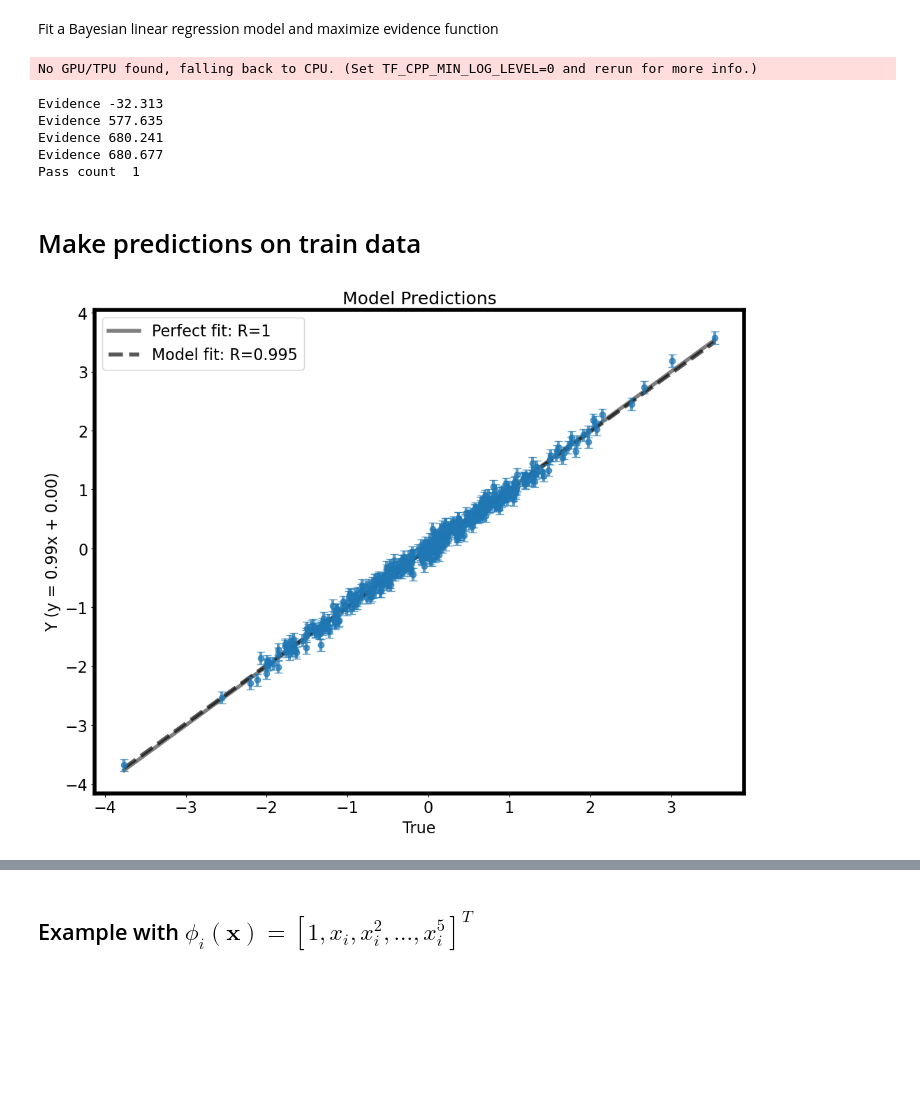
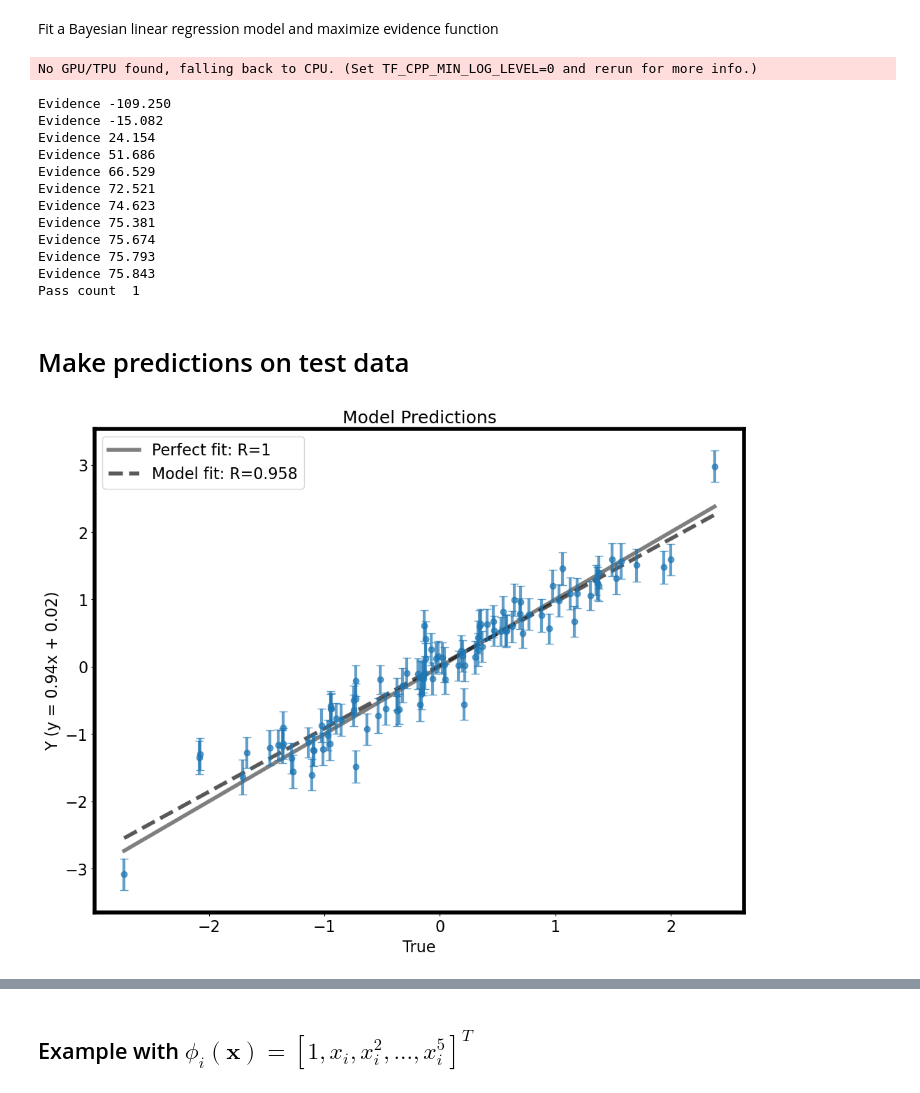
Before and after one commit to JaronThompson/BayesianLinearRegression, a Jupyter notebook: Bayesian Linear Regression.ipynb, the cells around one changed output, grey strips where cells are left out. Drawn from its saved outputs; the diff is of its cells as text; code cells hidden in the pictures; blank space fills up the shorter version.

```diff
--- a/Bayesian Linear Regression.ipynb
+++ b/Bayesian Linear Regression.ipynb
@@ -46,13 +46,13 @@ from sklearn.preprocessing import StandardScaler
 import numpy as np
 
 # number of samples
-NS = 500
+NS = 200
 # number of features
-NF = 10
+NF = 50
 # number of important features
 n_important = 10
 # define precision as beta
-noise = 20      # std deviation
+noise = 50      # std deviation
 beta = (1./noise)**2 # inverse variance
 
 X, y = sklearn.datasets.make_regression(n_samples=NS, n_features=NF,
@@ -61,7 +61,7 @@ X, y = sklearn.datasets.make_regression(n_samples=NS, n_features=NF,
 # %% [markdown]
 Decompose data set into training and testing data, setting aside 1/5 of the data for testing.
 # %%
-N_train = int(.8*NS)
+N_train = int(.5*NS)
 
 X_train = X[:N_train, :]
 X_test = X[N_train:, :]
@@ -82,36 +82,43 @@ blr = LR()
 blr.fit(X_train, Y_train)
 # %% [output]
 No GPU/TPU found, falling back to CPU. (Set TF_CPP_MIN_LOG_LEVEL=0 and rerun for more info.)
-Evidence -32.313
-Evidence 577.635
-Evidence 680.241
-Evidence 680.677
+Evidence -109.250
+Evidence -15.082
+Evidence 24.154
+Evidence 51.686
+Evidence 66.529
+Evidence 72.521
+Evidence 74.623
+Evidence 75.381
+Evidence 75.674
+Evidence 75.793
+Evidence 75.843
 Pass count  1
 # %% [markdown]
-# Make predictions on train data
+# Make predictions on test data
 # %%
-Y, Y_stdv = blr.predict(X_train)
+Y, Y_stdv = blr.predict(X_test)
 
-OneToOne = np.linspace(np.min(Y_train), np.max(Y_train), 100)
+OneToOne = np.linspace(np.min(Y_test), np.max(Y_test), 100)
 plt.plot(OneToOne, OneToOne, 'k', alpha=.5, label="Perfect fit: R=1")
 
-lr_stats = linregress(Y_train, Y)
+lr_stats = linregress(Y_test, Y)
 y_fit = OneToOne*lr_stats.slope + lr_stats.intercept
 
 plt.plot(OneToOne, y_fit, 'k--', alpha=.65, label=r"Model fit: R={:.3f}".format(lr_stats.rvalue))
-plt.errorbar(Y_train, Y, linewidth=3, capsize=4, linestyle='none', marker='o', alpha=.7, yerr = Y_stdv)
+plt.errorbar(Y_test, Y, linewidth=3, capsize=4, linestyle='none', marker='o', alpha=.7, yerr = Y_stdv)
 
 plt.legend(fontsize=16)
 
 plt.xticks(fontsize=16)
 plt.yticks(fontsize=16)
 plt.xlabel("True", fontsize=16)
 plt.ylabel("Y (y = {:.2f}x + {:.2f})".format(lr_stats.slope, lr_stats.intercept), fontsize=16)
 plt.title(r"Model Predictions", fontsize=18)
 plt.savefig("Figures/example_1.png", dpi=100)
 plt.show()
 # %% [output]
-[figure, old version]
+[figure, new version]
 # %%
 import math
 from scipy.stats import norm
```
Also changed, not shown: parts of 4 cells of this notebook, 2 other files.
